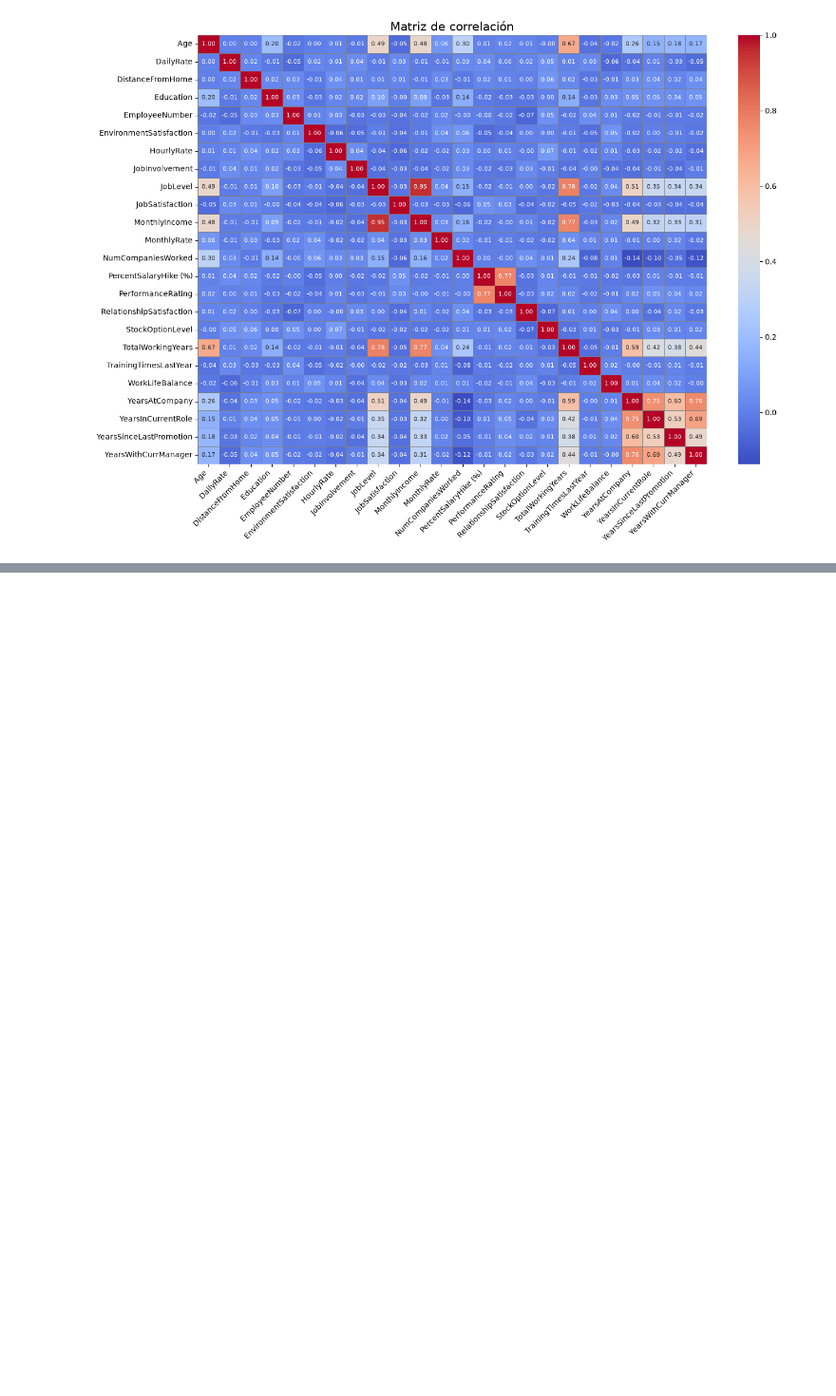
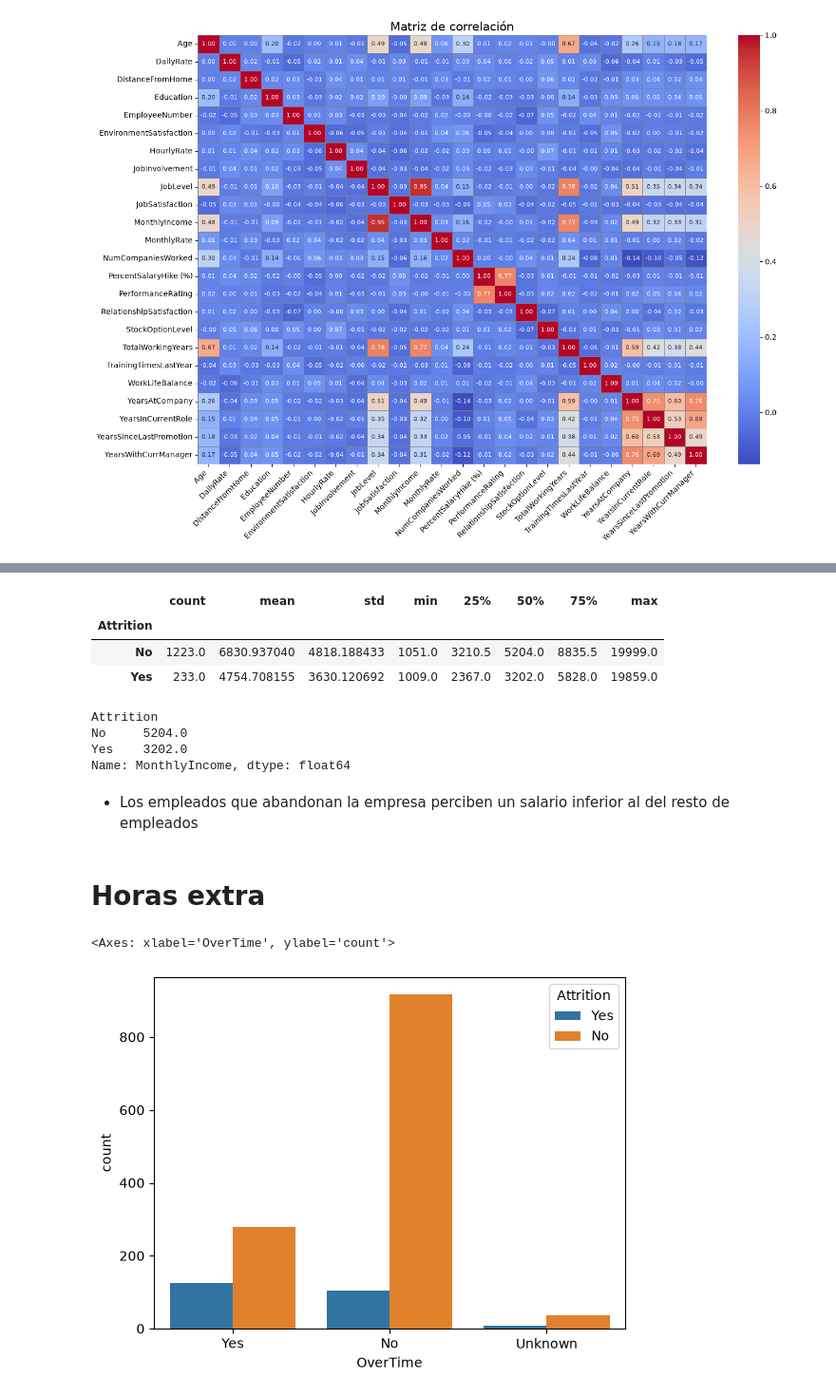
Before and after one commit to Adalab/proyecto-da-promo-67-modulo-3-team-3, a Jupyter notebook: proyecto.ipynb, the cells around one changed output, grey strips where cells are left out. Shown at 95% size. Drawn from its saved outputs; the diff is of its cells as text; code cells hidden in the pictures; blank space fills up the shorter version.

```diff
--- a/proyecto.ipynb
+++ b/proyecto.ipynb
@@ -488,0 +545,27 @@ plt.tight_layout()
+# %%
+df.groupby("Attrition")["MonthlyIncome"].describe()
+# %% [output]
+|  | count | mean | std | min | 25% | 50% | 75% | max |
+| Attrition |  |  |  |  |  |  |  |  |
+| No | 1223.0 | 6830.937040 | 4818.188433 | 1051.0 | 3210.5 | 5204.0 | 8835.5 | 19999.0 |
+| Yes | 233.0 | 4754.708155 | 3630.120692 | 1009.0 | 2367.0 | 3202.0 | 5828.0 | 19859.0 |
+# %%
+df.groupby("Attrition")["MonthlyIncome"].median()
+# %% [output]
+Attrition
+No     5204.0
+Yes    3202.0
+Name: MonthlyIncome, dtype: float64
+# %% [markdown]
+- Los empleados que abandonan la empresa perciben un salario inferior al del resto de empleados
+# %% [markdown]
+# Horas extra
+# %%
+sns.countplot(
+    data=df,
+    x="OverTime",
+    hue="Attrition"
+)
+# %% [output]
+<Axes: xlabel='OverTime', ylabel='count'>
+[figure, added]
```
Also changed, not shown: parts of 68 cells of this notebook.
